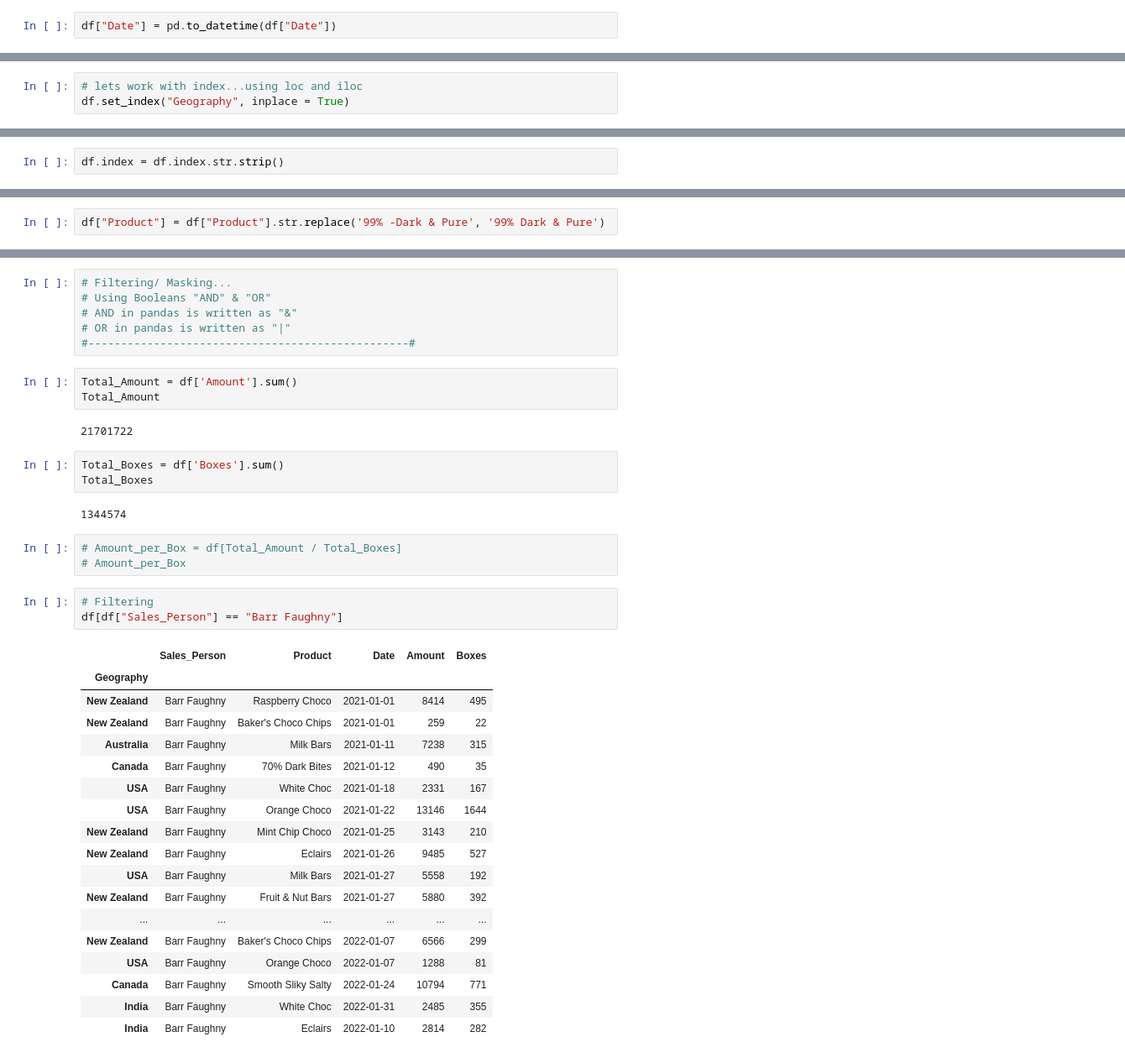
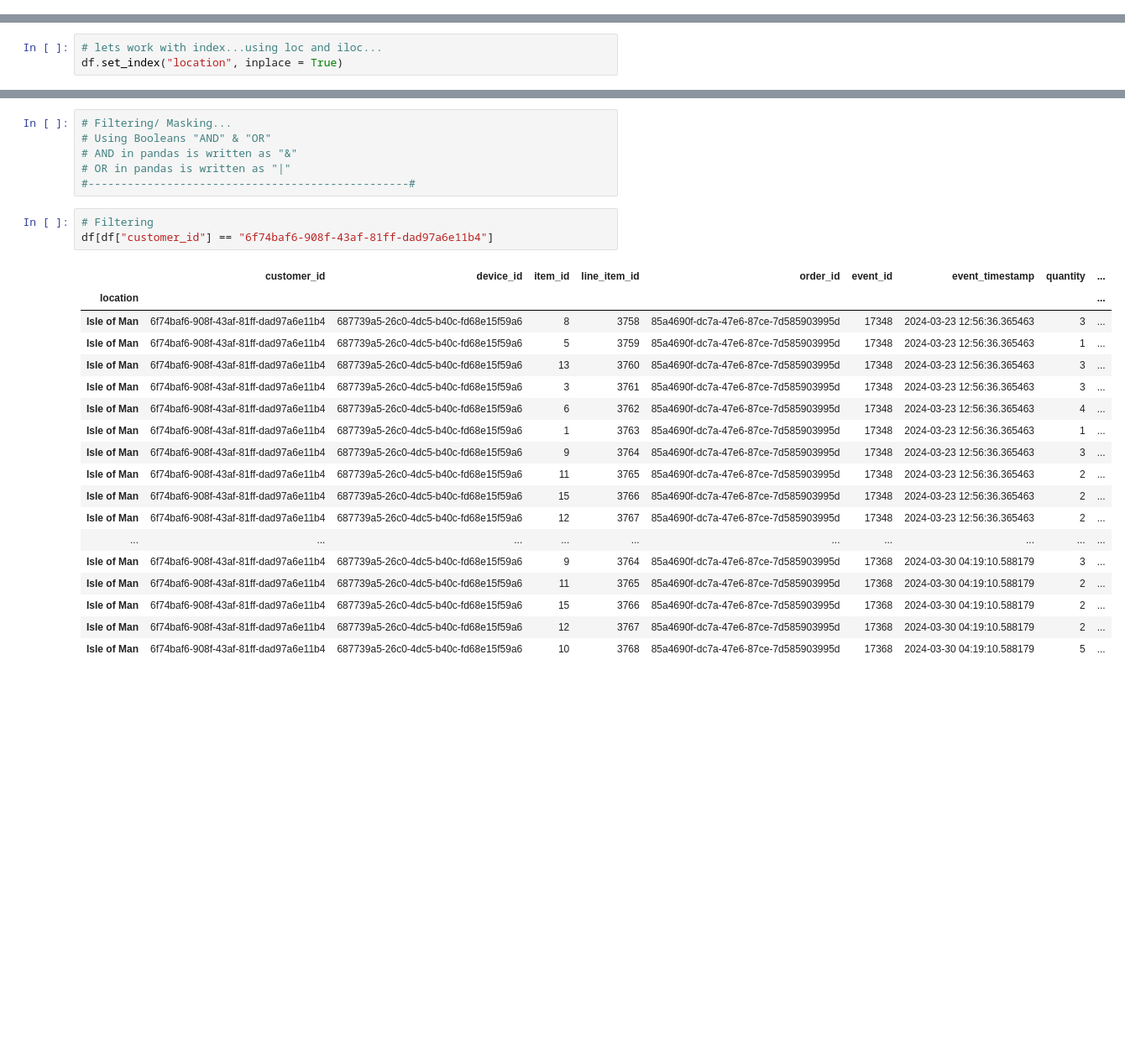
Before and after one commit to RasakOlasunkanmi/my_task, a Jupyter notebook: data_and_data_analysis/wk_6/workspace/solution_to_sales_data.ipynb, the cells around one changed output, grey strips where cells are left out. Shown at 84% size. Saved outputs shown, nothing was run; the diff lists cells and outputs as text; blank space fills up the shorter version.

```diff
--- a/data_and_data_analysis/wk_6/workspace/solution_to_sales_data.ipynb
+++ b/data_and_data_analysis/wk_6/workspace/solution_to_sales_data.ipynb
@@ -98,2 +63,0 @@ dtype: object
-# %%
-df["Date"] = pd.to_datetime(df["Date"])
@@ -226,6 +182,6 @@ df.iloc[0:-1, 1:4]
 # %%
-# lets work with index...using loc and iloc
-df.set_index("Geography", inplace = True)
+# lets work with index...using loc and iloc...
+df.set_index("location", inplace = True)
 # %%
 df.head(5)
 # %% [output]
@@ -251,2 +208,0 @@ Index(['   Australia', '   Canada', '   India', '   New Zealand', '   UK', '   U
-# %%
-df.index = df.index.str.strip()
@@ -262,4 +209,2 @@ len(unique_index)
-# %%
-df["Product"] = df["Product"].str.replace('99% -Dark & Pure', '99% Dark & Pure')
 # %%
 # top 10 countries or locations where most patronage are recieved...
@@ -328,39 +277,26 @@ df.iloc[0:5]
 # AND in pandas is written as "&"
 # OR in pandas is written as "|"
 #-------------------------------------------------#
-# %%
-Total_Amount = df['Amount'].sum()
-Total_Amount
-# %% [output]
-21701722
-# %%
-Total_Boxes = df['Boxes'].sum()
-Total_Boxes
-# %% [output]
-1344574
-# %%
-# Amount_per_Box = df[Total_Amount / Total_Boxes]
-# Amount_per_Box
 # %%
 # Filtering
-df[df["Sales_Person"] == "Barr Faughny"]
+df[df["customer_id"] == "6f74baf6-908f-43af-81ff-dad97a6e11b4"]
 # %% [output]
-|  | Sales_Person | Product | Date | Amount | Boxes |
-| Geography |  |  |  |  |  |
-| New Zealand | Barr Faughny | Raspberry Choco | 2021-01-01 | 8414 | 495 |
-| New Zealand | Barr Faughny | Baker's Choco Chips | 2021-01-01 | 259 | 22 |
-| Australia | Barr Faughny | Milk Bars | 2021-01-11 | 7238 | 315 |
-| Canada | Barr Faughny | 70% Dark Bites | 2021-01-12 | 490 | 35 |
-| USA | Barr Faughny | White Choc | 2021-01-18 | 2331 | 167 |
-| USA | Barr Faughny | Orange Choco | 2021-01-22 | 13146 | 1644 |
-| New Zealand | Barr Faughny | Mint Chip Choco | 2021-01-25 | 3143 | 210 |
-| New Zealand | Barr Faughny | Eclairs | 2021-01-26 | 9485 | 527 |
-| USA | Barr Faughny | Milk Bars | 2021-01-27 | 5558 | 192 |
-| New Zealand | Barr Faughny | Fruit & Nut Bars | 2021-01-27 | 5880 | 392 |
-| ... | ... | ... | ... | ... | ... |
-| New Zealand | Barr Faughny | Baker's Choco Chips | 2022-01-07 | 6566 | 299 |
-| USA | Barr Faughny | Orange Choco | 2022-01-07 | 1288 | 81 |
-| Canada | Barr Faughny | Smooth Sliky Salty | 2022-01-24 | 10794 | 771 |
-| India | Barr Faughny | White Choc | 2022-01-31 | 2485 | 355 |
-| India | Barr Faughny | Eclairs | 2022-01-10 | 2814 | 282 |
+|  | customer_id | device_id | item_id | line_item_id | order_id | event_id | event_timestamp | quantity | ... |
+| location |  |  |  |  |  |  |  |  | ... |
+| Isle of Man | 6f74baf6-908f-43af-81ff-dad97a6e11b4 | 687739a5-26c0-4dc5-b40c-fd68e15f59a6 | 8 | 3758 | 85a4690f-dc7a-47e6-87ce-7d585903995d | 17348 | 2024-03-23 12:56:36.365463 | 3 | ... |
+| Isle of Man | 6f74baf6-908f-43af-81ff-dad97a6e11b4 | 687739a5-26c0-4dc5-b40c-fd68e15f59a6 | 5 | 3759 | 85a4690f-dc7a-47e6-87ce-7d585903995d | 17348 | 2024-03-23 12:56:36.365463 | 1 | ... |
+| Isle of Man | 6f74baf6-908f-43af-81ff-dad97a6e11b4 | 687739a5-26c0-4dc5-b40c-fd68e15f59a6 | 13 | 3760 | 85a4690f-dc7a-47e6-87ce-7d585903995d | 17348 | 2024-03-23 12:56:36.365463 | 3 | ... |
+| Isle of Man | 6f74baf6-908f-43af-81ff-dad97a6e11b4 | 687739a5-26c0-4dc5-b40c-fd68e15f59a6 | 3 | 3761 | 85a4690f-dc7a-47e6-87ce-7d585903995d | 17348 | 2024-03-23 12:56:36.365463 | 3 | ... |
+| Isle of Man | 6f74baf6-908f-43af-81ff-dad97a6e11b4 | 687739a5-26c0-4dc5-b40c-fd68e15f59a6 | 6 | 3762 | 85a4690f-dc7a-47e6-87ce-7d585903995d | 17348 | 2024-03-23 12:56:36.365463 | 4 | ... |
+| Isle of Man | 6f74baf6-908f-43af-81ff-dad97a6e11b4 | 687739a5-26c0-4dc5-b40c-fd68e15f59a6 | 1 | 3763 | 85a4690f-dc7a-47e6-87ce-7d585903995d | 17348 | 2024-03-23 12:56:36.365463 | 1 | ... |
+| Isle of Man | 6f74baf6-908f-43af-81ff-dad97a6e11b4 | 687739a5-26c0-4dc5-b40c-fd68e15f59a6 | 9 | 3764 | 85a4690f-dc7a-47e6-87ce-7d585903995d | 17348 | 2024-03-23 12:56:36.365463 | 3 | ... |
+| Isle of Man | 6f74baf6-908f-43af-81ff-dad97a6e11b4 | 687739a5-26c0-4dc5-b40c-fd68e15f59a6 | 11 | 3765 | 85a4690f-dc7a-47e6-87ce-7d585903995d | 17348 | 2024-03-23 12:56:36.365463 | 2 | ... |
+| Isle of Man | 6f74baf6-908f-43af-81ff-dad97a6e11b4 | 687739a5-26c0-4dc5-b40c-fd68e15f59a6 | 15 | 3766 | 85a4690f-dc7a-47e6-87ce-7d585903995d | 17348 | 2024-03-23 12:56:36.365463 | 2 | ... |
+| Isle of Man | 6f74baf6-908f-43af-81ff-dad97a6e11b4 | 687739a5-26c0-4dc5-b40c-fd68e15f59a6 | 12 | 3767 | 85a4690f-dc7a-47e6-87ce-7d585903995d | 17348 | 2024-03-23 12:56:36.365463 | 2 | ... |
+| ... | ... | ... | ... | ... | ... | ... | ... | ... | ... |
+| Isle of Man | 6f74baf6-908f-43af-81ff-dad97a6e11b4 | 687739a5-26c0-4dc5-b40c-fd68e15f59a6 | 9 | 3764 | 85a4690f-dc7a-47e6-87ce-7d585903995d | 17368 | 2024-03-30 04:19:10.588179 | 3 | ... |
+| Isle of Man | 6f74baf6-908f-43af-81ff-dad97a6e11b4 | 687739a5-26c0-4dc5-b40c-fd68e15f59a6 | 11 | 3765 | 85a4690f-dc7a-47e6-87ce-7d585903995d | 17368 | 2024-03-30 04:19:10.588179 | 2 | ... |
+| Isle of Man | 6f74baf6-908f-43af-81ff-dad97a6e11b4 | 687739a5-26c0-4dc5-b40c-fd68e15f59a6 | 15 | 3766 | 85a4690f-dc7a-47e6-87ce-7d585903995d | 17368 | 2024-03-30 04:19:10.588179 | 2 | ... |
+| Isle of Man | 6f74baf6-908f-43af-81ff-dad97a6e11b4 | 687739a5-26c0-4dc5-b40c-fd68e15f59a6 | 12 | 3767 | 85a4690f-dc7a-47e6-87ce-7d585903995d | 17368 | 2024-03-30 04:19:10.588179 | 2 | ... |
+| Isle of Man | 6f74baf6-908f-43af-81ff-dad97a6e11b4 | 687739a5-26c0-4dc5-b40c-fd68e15f59a6 | 10 | 3768 | 85a4690f-dc7a-47e6-87ce-7d585903995d | 17368 | 2024-03-30 04:19:10.588179 | 5 | ... |
 # %%
```
Also changed, not shown: parts of 94 cells of this notebook, 5 other files.
